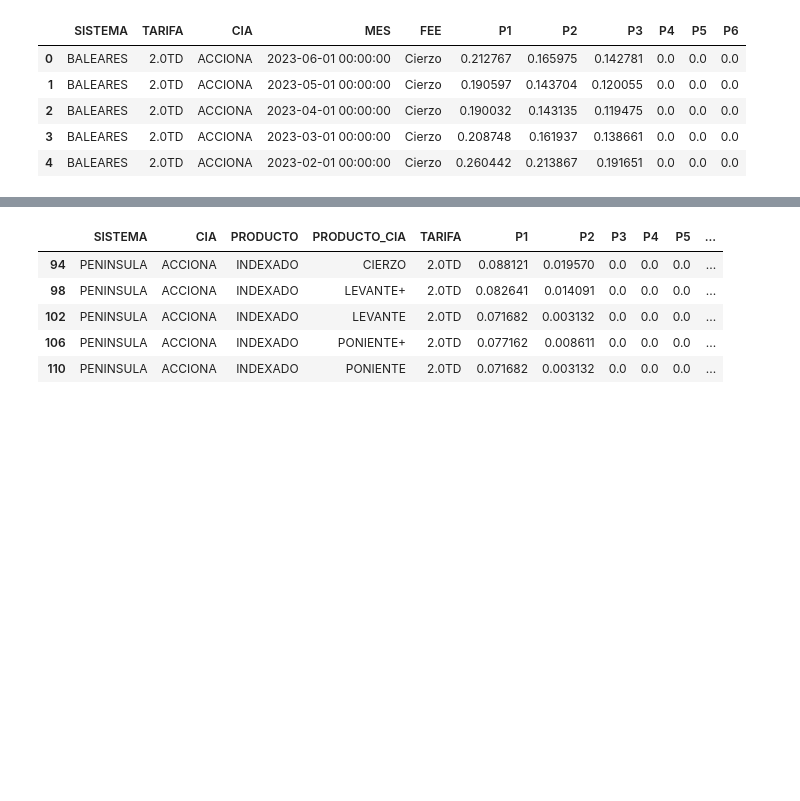
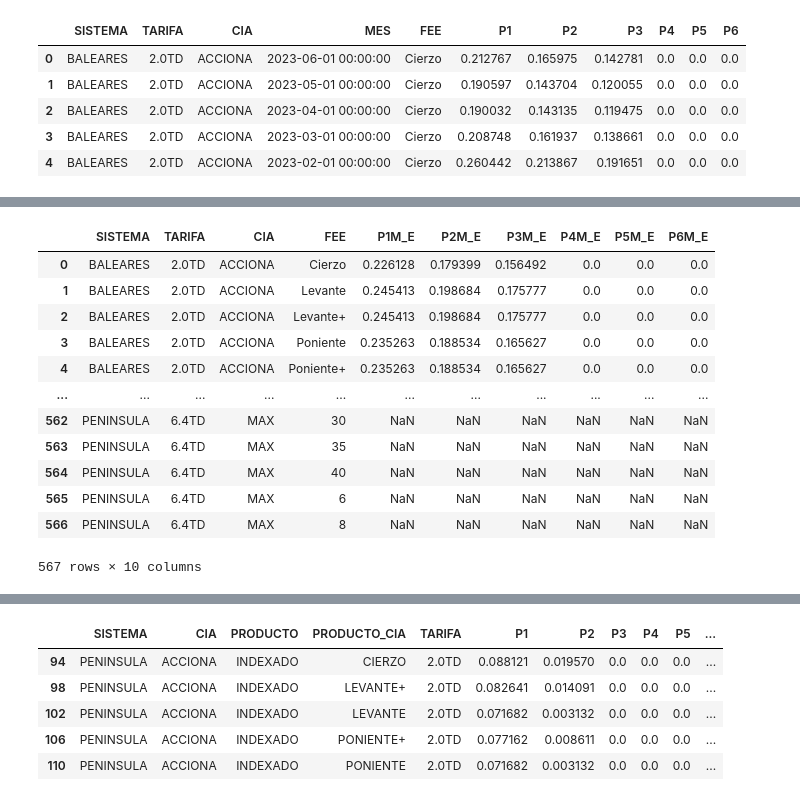
Before and after one commit to TheBridge-DesafioTripulaciones-Grupo2/DesafioTripulaciones_Sept23_Grupo2_Data, a Jupyter notebook: calculadora_anual_index.ipynb, the cells around one changed output, grey strips where cells are left out. Drawn from its saved outputs; the diff is of its cells as text; code cells hidden in the pictures; blank space fills up the shorter version.

```diff
--- a/calculadora_anual_index.ipynb
+++ b/calculadora_anual_index.ipynb
@@ -53 +22,51 @@ df_ultimos_12
+# %%
+
+
+# Calcula la fecha máxima para cada combinación única de Sistema, Tarifa, Compañía y Fee
+fecha_max_por_grupo = df.groupby(['SISTEMA', 'TARIFA', 'CIA', 'FEE'])['MES'].max()
+
+# Filtra los datos para los últimos 12 meses para cada grupo
+df_ult_12_meses = pd.DataFrame()
+for index, fecha_max in fecha_max_por_grupo.items():
+    filtro_grupo = (
+        (df['SISTEMA'] == index[0]) &
+        (df['TARIFA'] == index[1]) &
+        (df['CIA'] == index[2]) &
+        (df['FEE'] == index[3]) &
+        (df['MES'] > fecha_max - pd.DateOffset(months=12))
+    )
+    df_ult_12_meses = pd.concat([df_ult_12_meses, df[filtro_grupo]])
+
+# Calcula las medias para cada conjunto único de Sistema, Tarifa, Compañía y Fee
+df_medias_index_12 = df_ult_12_meses.groupby(['SISTEMA', 'TARIFA', 'CIA', 'FEE']).agg({
+    'P1': 'mean',
+    'P2': 'mean',
+    'P3': 'mean',
+    'P4': 'mean',
+    'P5': 'mean',
+    'P6': 'mean'
+}).reset_index()
+
+# Puedes renombrar las columnas si es necesario
+df_medias_index_12.columns = ['SISTEMA', 'TARIFA', 'CIA', 'FEE', 'P1M_E', 'P2M_E', 'P3M_E', 'P4M_E', 'P5M_E', 'P6M_E']
+
+# Configura el número máximo de filas a mostrar
+pd.set_option('display.max_rows', 120)
+
+# Muestra los resultados
+df_medias_index_12
+# %% [output]
+|  | SISTEMA | TARIFA | CIA | FEE | P1M_E | P2M_E | P3M_E | P4M_E | P5M_E | P6M_E |
+| 0 | BALEARES | 2.0TD | ACCIONA | Cierzo | 0.226128 | 0.179399 | 0.156492 | 0.0 | 0.0 | 0.0 |
+| 1 | BALEARES | 2.0TD | ACCIONA | Levante | 0.245413 | 0.198684 | 0.175777 | 0.0 | 0.0 | 0.0 |
+| 2 | BALEARES | 2.0TD | ACCIONA | Levante+ | 0.245413 | 0.198684 | 0.175777 | 0.0 | 0.0 | 0.0 |
+| 3 | BALEARES | 2.0TD | ACCIONA | Poniente | 0.235263 | 0.188534 | 0.165627 | 0.0 | 0.0 | 0.0 |
+| 4 | BALEARES | 2.0TD | ACCIONA | Poniente+ | 0.235263 | 0.188534 | 0.165627 | 0.0 | 0.0 | 0.0 |
+| ... | ... | ... | ... | ... | ... | ... | ... | ... | ... | ... |
+| 562 | PENINSULA | 6.4TD | MAX | 30 | NaN | NaN | NaN | NaN | NaN | NaN |
+| 563 | PENINSULA | 6.4TD | MAX | 35 | NaN | NaN | NaN | NaN | NaN | NaN |
+| 564 | PENINSULA | 6.4TD | MAX | 40 | NaN | NaN | NaN | NaN | NaN | NaN |
+| 565 | PENINSULA | 6.4TD | MAX | 6 | NaN | NaN | NaN | NaN | NaN | NaN |
+| 566 | PENINSULA | 6.4TD | MAX | 8 | NaN | NaN | NaN | NaN | NaN | NaN |
+567 rows × 10 columns
 # %%
```
Also changed, not shown: parts of 16 cells of this notebook, 2 other files.
